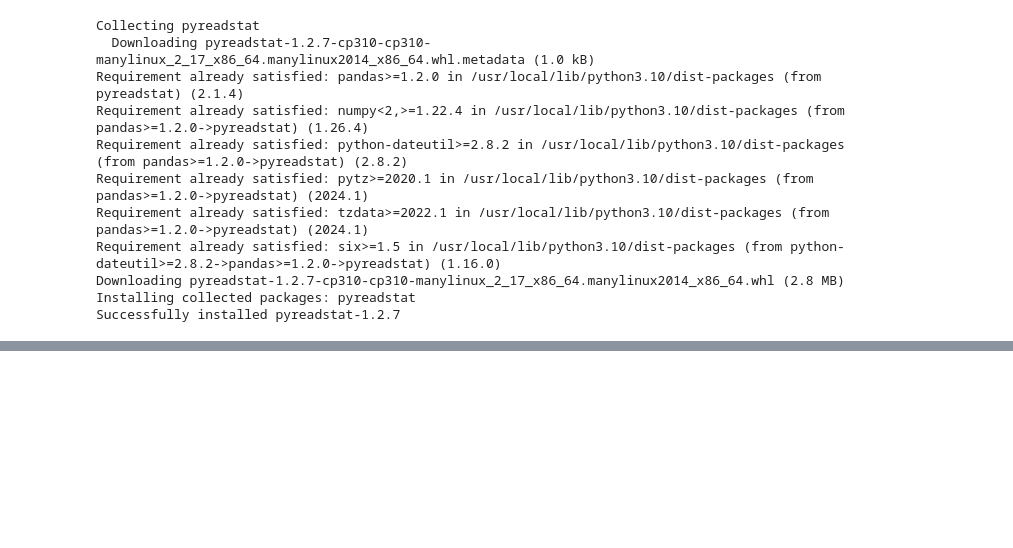
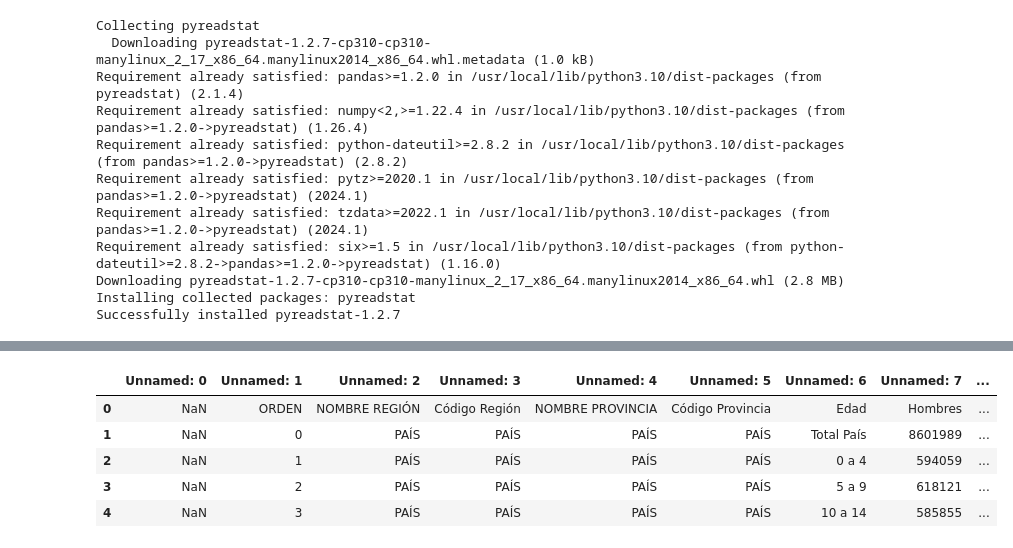
Before and after one commit to NicoD920/analisisDatosPrimavera2024, a Jupyter notebook: Tarea1.ipynb, the cells around one changed output, grey strips where cells are left out. Cells and saved outputs as stored; diff of their text form; code cells hidden in the pictures; blank space fills up the shorter version.

```diff
--- a/Tarea1.ipynb
+++ b/Tarea1.ipynb
@@ -76,0 +127,9 @@ FileNotFoundError: [Errno 2] No such file or directory: 'archivo_casen/Base de d
+# %%
+db_censo_personas_provincias.head()
+# %% [output]
+|  | Unnamed: 0 | Unnamed: 1 | Unnamed: 2 | Unnamed: 3 | Unnamed: 4 | Unnamed: 5 | Unnamed: 6 | Unnamed: 7 | ... |
+| 0 | NaN | ORDEN | NOMBRE REGIÓN | Código Región | NOMBRE PROVINCIA | Código Provincia | Edad | Hombres | ... |
+| 1 | NaN | 0 | PAÍS | PAÍS | PAÍS | PAÍS | Total País | 8601989 | ... |
+| 2 | NaN | 1 | PAÍS | PAÍS | PAÍS | PAÍS | 0 a 4 | 594059 | ... |
+| 3 | NaN | 2 | PAÍS | PAÍS | PAÍS | PAÍS | 5 a 9 | 618121 | ... |
+| 4 | NaN | 3 | PAÍS | PAÍS | PAÍS | PAÍS | 10 a 14 | 585855 | ... |
```
Also changed, not shown: parts of 11 cells of this notebook.
